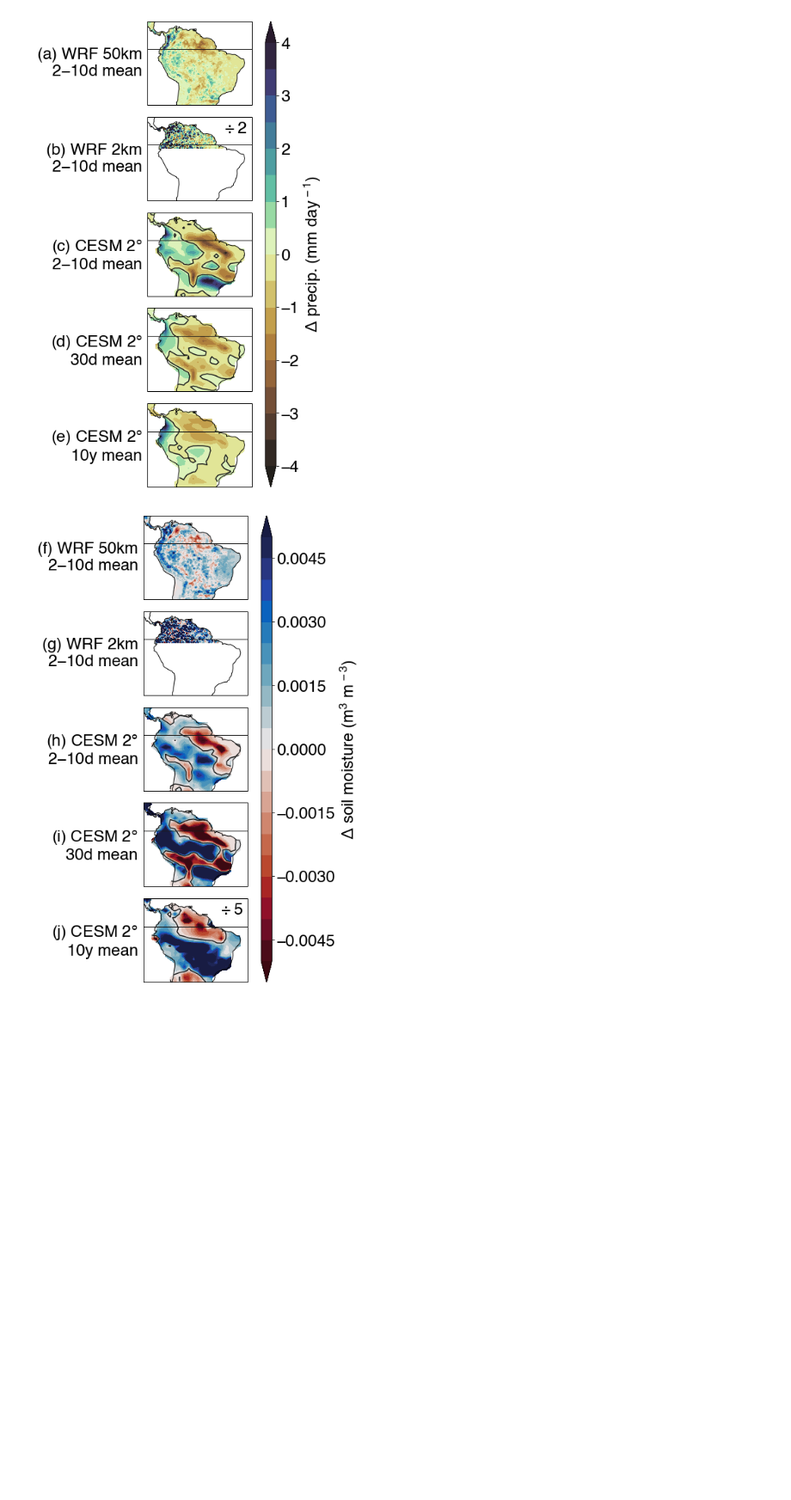
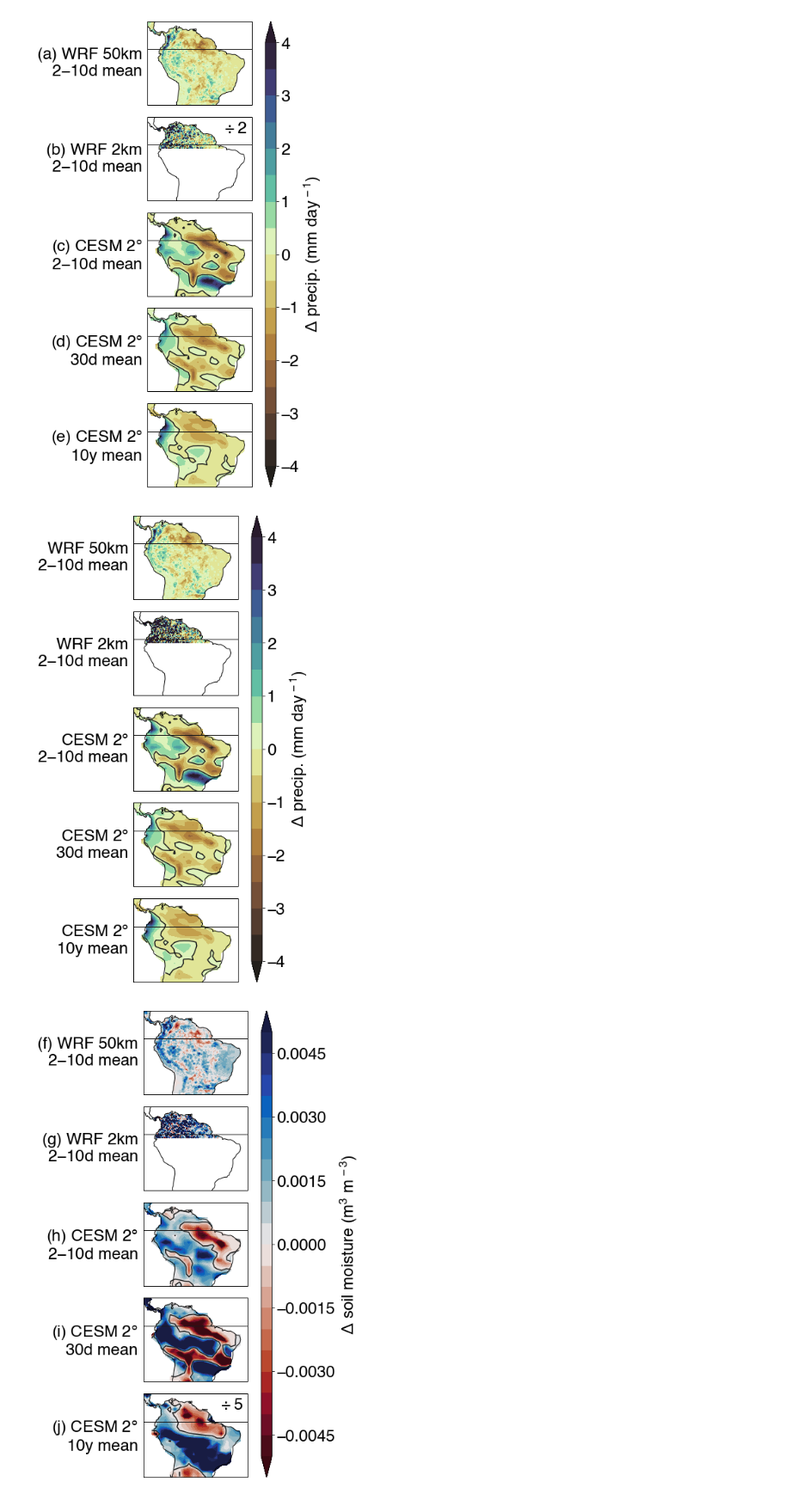
Before and after one commit to bairdlangenbrunner/amazon-phys-response-paper, a Jupyter notebook: scripts/POSTER_precip_and_soil_moisture_maps.ipynb, the cells around one changed output. Shown at 86% size. Drawn from its saved outputs; the diff is of its cells as text; code cells hidden in the pictures; blank space fills up the shorter version.

```diff
--- a/scripts/POSTER_precip_and_soil_moisture_maps.ipynb
+++ b/scripts/POSTER_precip_and_soil_moisture_maps.ipynb
@@ -1358,7 +1358,7 @@ contour1 = ax1.contourf(xlong[0,:], xlat[:,0], raintot_diffs_time_mean_landmask*
 
 contour2 = ax2.contourf(xlong[0,:], xlat[:,0], \
                         #raintot_diffs_convolved*24., \
-                        raintot_diffs_2km_time_mean_landmask_interpolated.reshape((xlong.shape))*24., \
+                        raintot_diffs_2km_time_mean_landmask_interpolated.reshape((xlong.shape))*24./2, \
                         levels=levels1, cmap=turbid_deep_cmap, extend='both')
 
 contour3 = ax3.contourf(lon_subset, lat_subset_open, PRECT_diffs_10day*86400.*1000, levels=levels1, cmap=turbid_deep_cmap, extend='both')
@@ -1380,33 +1380,35 @@ fig.tight_layout()
 
 ax1.text(s='WRF 50km\n2$-$10d mean', x=-.05, y=0.5, transform=ax1.transAxes, fontsize=fontsize, ha='right', va='center')
 ax2.text(s='WRF 2km\n2$-$10d mean', x=-.05, y=0.5, transform=ax2.transAxes, fontsize=fontsize, ha='right', va='center')
 ax3.text(s='CESM 2$\degree$\n2$-$10d mean', x=-.05, y=0.5, transform=ax3.transAxes, fontsize=fontsize, ha='right', va='center')
 ax4.text(s='CESM 2$\degree$\n30d mean', x=-.05, y=0.5, transform=ax4.transAxes, fontsize=fontsize, ha='right', va='center')
 ax5.text(s='CESM 2$\degree$\n10y mean', x=-.05, y=0.5, transform=ax5.transAxes, fontsize=fontsize, ha='right', va='center')
 #ax2.text(s='$\div$ 2', x=0.96, y=0.95, transform=ax2.transAxes, fontsize=fontsize, ha='right', va='top')
 
 ax1.axhline(0, lw='1', color='0.1', ls='-')
 ax2.axhline(0, lw='1', color='0.1', ls='-')
 ax3.axhline(0, lw='1', color='0.1', ls='-')
 ax4.axhline(0, lw='1', color='0.1', ls='-')
 ax5.axhline(0, lw='1', color='0.1', ls='-')
 
 ax3_top = ax3
 ax5_top = ax5
 contour1_top = contour1
 
 # top plots
 #axlpos = ax3_top.get_position()
 #axrpos = ax5_top.get_position()
 axtpos = ax1.get_position()
 axbpos = ax5.get_position()
 
 cbar_ax = fig.add_axes([axbpos.x1,axbpos.y0,0.075,axtpos.y1-axbpos.y0])
 cbar = fig.colorbar(contour1_top, cax=cbar_ax, orientation='vertical')
 cbar_ax.tick_params(labelsize=fontsize)
 cbar.set_label('$\Delta$ precip. (mm day$^{\,-1}$)', fontsize=fontsize)
 
 fig.savefig('../figures/POSTER_precip_maps_noletters.pdf', bbox_inches='tight', transparent=True)
+# %% [output]
+[figure, added]
 # %%
 fontsize=24
 
```
Also changed, not shown: 1 other file.
